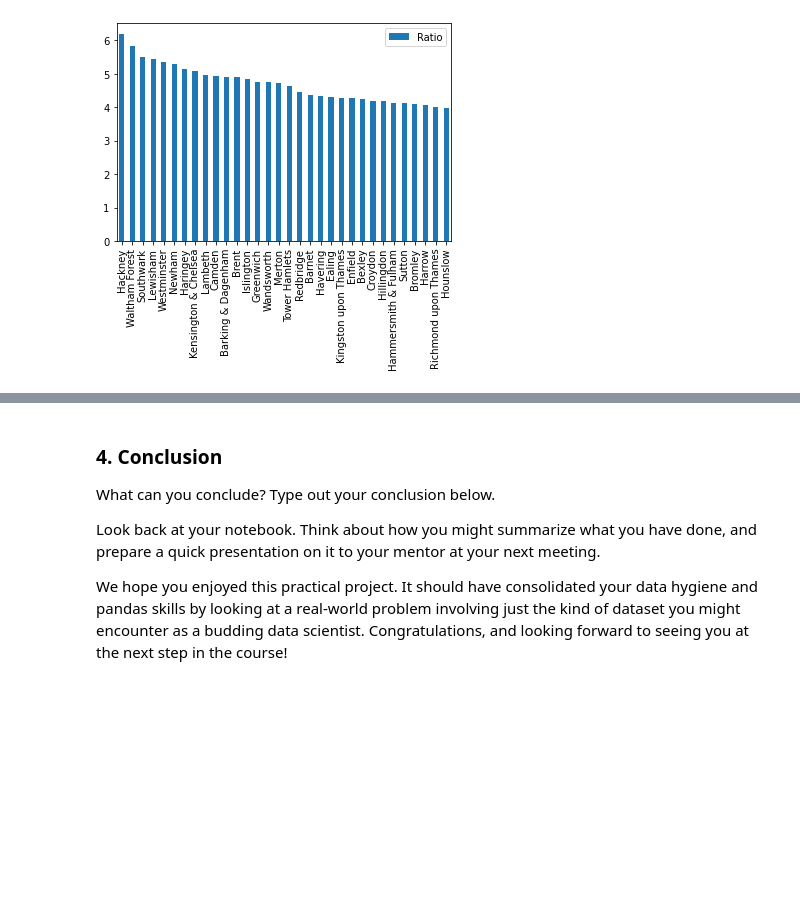
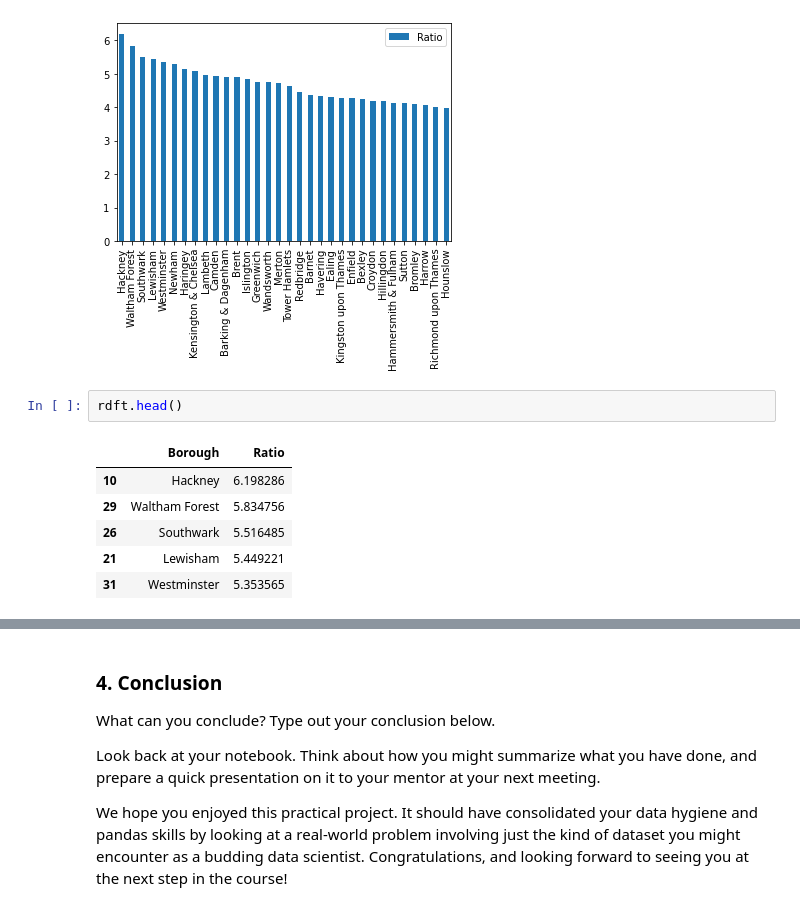
Before and after one commit to alecway/Springboard, a Jupyter notebook: London_Housing.ipynb, the cells around one changed output, grey strips where cells are left out. Drawn from its saved outputs; the diff is of its cells as text; blank space fills up the shorter version.

```diff
--- a/London_Housing.ipynb
+++ b/London_Housing.ipynb
@@ -486,3 +486,12 @@ ax.set_xticklabels(rdft.Borough)
  Text(30, 0, 'Richmond upon Thames'),
  Text(31, 0, 'Hounslow')]
 [figure]
+# %%
+rdft.head()
+# %% [output]
+|  | Borough | Ratio |
+| 10 | Hackney | 6.198286 |
+| 29 | Waltham Forest | 5.834756 |
+| 26 | Southwark | 5.516485 |
+| 21 | Lewisham | 5.449221 |
+| 31 | Westminster | 5.353565 |
```
Also changed, not shown: parts of 9 cells of this notebook.
